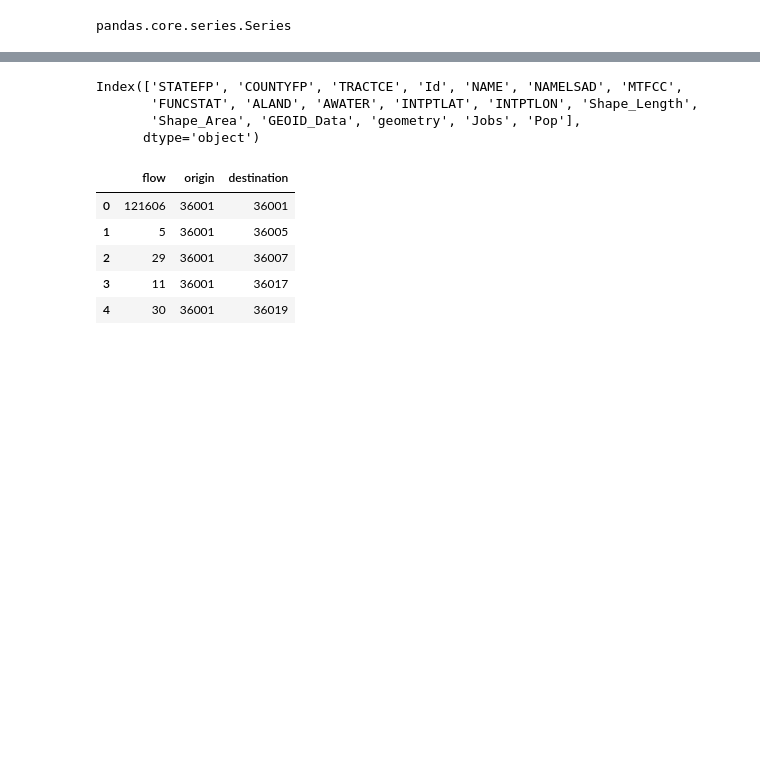
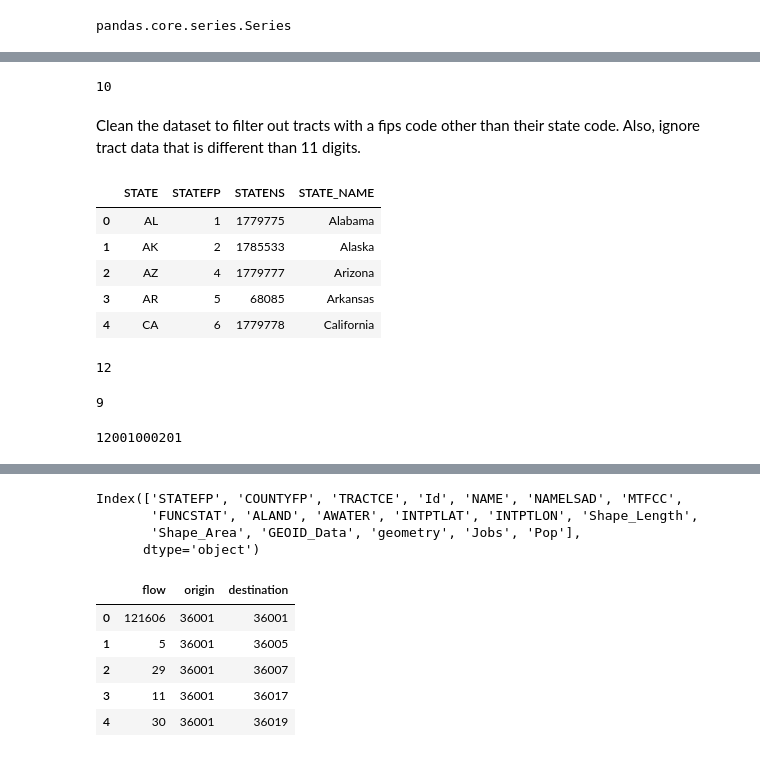
Before and after one commit to daaron678/Predicting-mobility-flows-using-gravity-models, a Jupyter notebook: gravitymodel.ipynb, the cells around one changed output, grey strips where cells are left out. Cells and saved outputs as stored; diff of their text form; code cells hidden in the pictures; blank space fills up the shorter version.

```diff
--- a/gravitymodel.ipynb
+++ b/gravitymodel.ipynb
@@ -276,0 +396,31 @@ pandas.core.series.Series
+# %%
+for digit in digits:
+    print(digit)
+# %% [output]
+10
+# %% [markdown]
+Clean the dataset to filter out tracts with a fips code other than their state code. Also, ignore tract data that is different than 11 digits.
+# %%
+fips_data = pd.read_csv("../data/2020_fips.txt", sep = "|")
+# %%
+# type(fips_data)
+fips_data.head()
+# %% [output]
+|  | STATE | STATEFP | STATENS | STATE_NAME |
+| 0 | AL | 1 | 1779775 | Alabama |
+| 1 | AK | 2 | 1785533 | Alaska |
+| 2 | AZ | 4 | 1779777 | Arizona |
+| 3 | AR | 5 | 68085 | Arkansas |
+| 4 | CA | 6 | 1779778 | California |
+# %%
+fips_data[fips_data['STATE'] == "FL"]['STATEFP'].values[0]
+# %% [output]
+12
+# %%
+fips_data[fips_data['STATE'] == "FL"]['STATEFP'].index[0]
+# %% [output]
+9
+# %%
+datasets['FL']['Dtract'][0]
+# %% [output]
+12001000201
```
Also changed, not shown: parts of 31 cells of this notebook.
